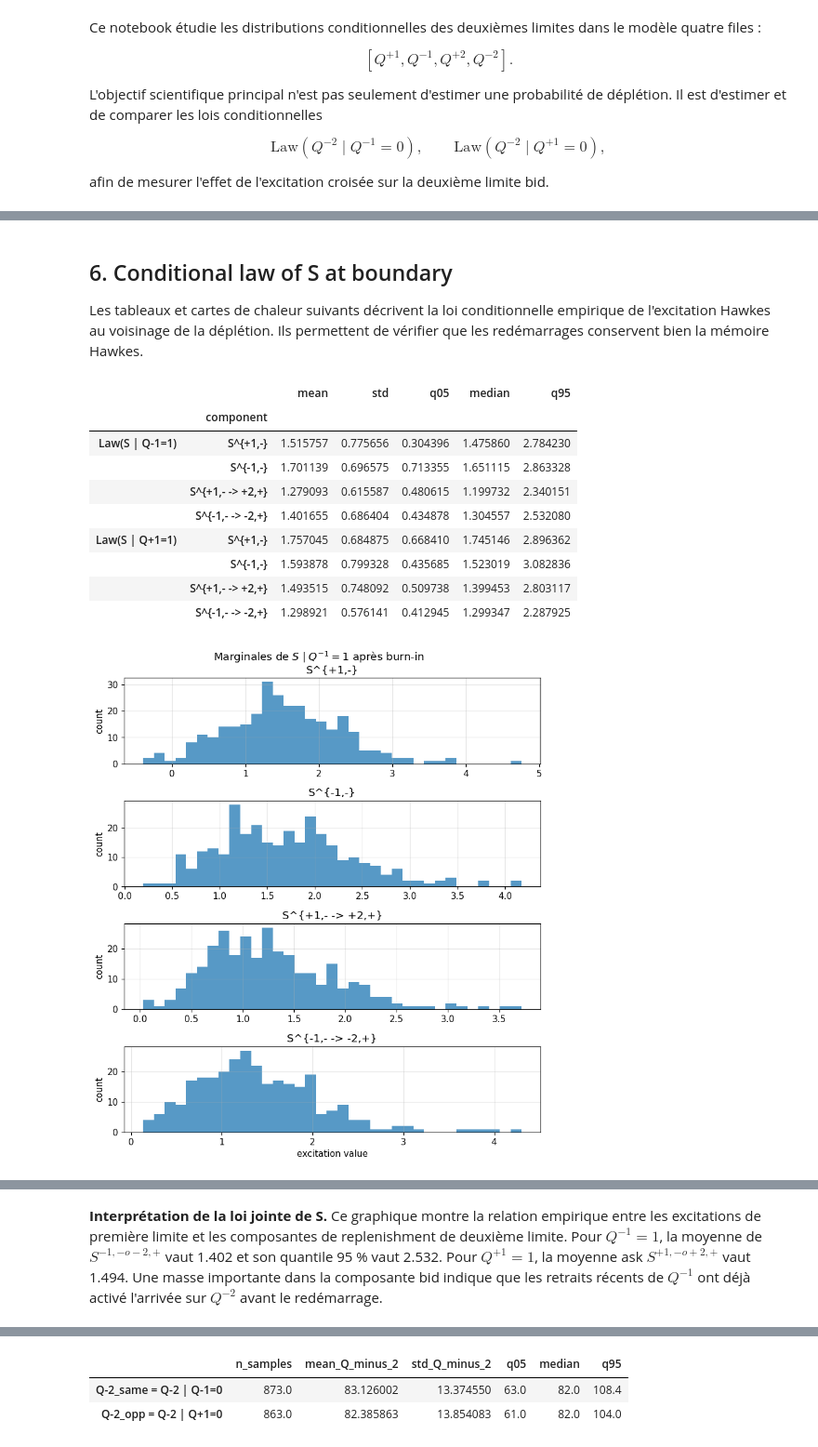
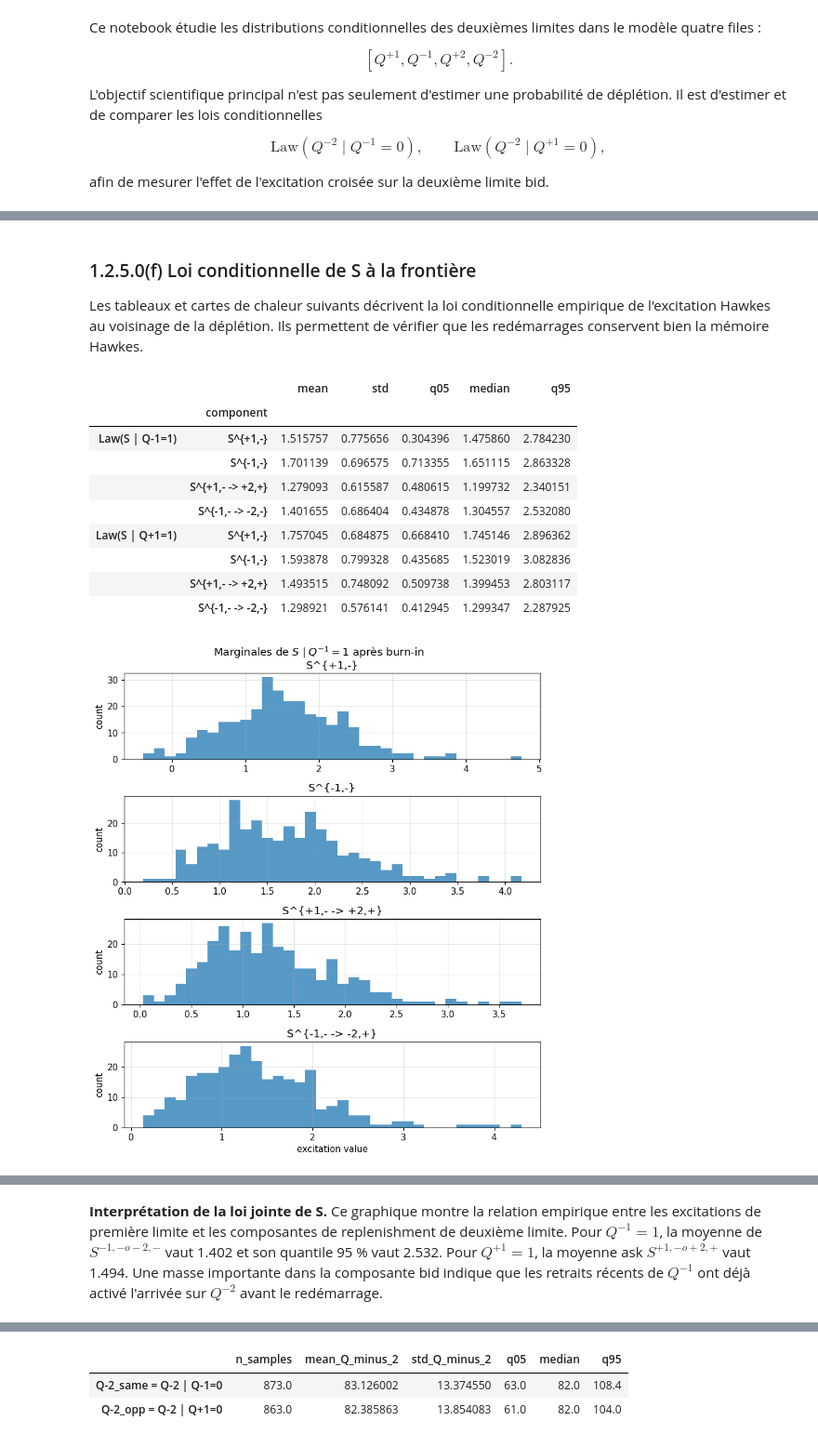
Before and after one commit to ApolloHong/Modal_Order_Book, a Jupyter notebook: nb3_125_deuxieme_limite.ipynb, the cells around one changed output, grey strips where cells are left out. Shown at 93% size. Cells and saved outputs as stored; diff of their text form; code cells hidden in the pictures.

```diff
--- a/nb3_125_deuxieme_limite.ipynb
+++ b/nb3_125_deuxieme_limite.ipynb
@@ -471,7 +476,7 @@ On obtient 300 checkpoints bid et 300 checkpoints ask.
 Le taux d'atteinte frontière vaut respectivement 1.000 et 1.000.
 Ces checkpoints forment l'approximation empirique de $Law(S\mid Q^{-1}=1)$ et $Law(S\mid Q^{+1}=1)$.
 # %% [markdown]
-## 6. Conditional law of S at boundary
+### 1.2.5.0(f) Loi conditionnelle de S à la frontière
 
 Les tableaux et cartes de chaleur suivants décrivent la loi conditionnelle empirique de l'excitation Hawkes au voisinage de la déplétion. Ils permettent de vérifier que les redémarrages conservent bien la mémoire Hawkes.
 # %%
@@ -481,46 +486,46 @@ display(pd.concat({'Law(S | Q-1=1)': S_same_table, 'Law(S | Q+1=1)': S_opp_table
 
 names_same = ref_same['boundary_sample'].metadata['S_component_names']
 fig, _ = plot_conditional_S_marginals(ref_same['boundary_sample'].S_samples, names_same, bins=35)
 fig.suptitle(r'Marginales de $S\mid Q^{-1}=1$ après burn-in', y=1.01)
 plt.show()
 
 fig, _ = plot_conditional_S_pairwise(
     ref_same['boundary_sample'].S_samples,
     names_same,
     pairs=[(1, 3), (2, 3), (0, 1)],
     bins=35,
 )
 fig.suptitle(r'Carte jointe des composantes $S\mid Q^{-1}=1$', y=1.01)
 plt.show()
 
-bid_cross_mean = S_same_table.loc['S^{-1,- -> -2,+}', 'mean']
-bid_cross_q95 = S_same_table.loc['S^{-1,- -> -2,+}', 'q95']
+bid_cross_mean = S_same_table.loc['S^{-1,- -> -2,-}', 'mean']
+bid_cross_q95 = S_same_table.loc['S^{-1,- -> -2,-}', 'q95']
 ask_cross_mean = S_opp_table.loc['S^{+1,- -> +2,+}', 'mean']
 
 display_fr(
     f"""
 **Interprétation de la loi jointe de S.** Ce graphique montre la relation empirique entre les excitations de première limite et les composantes de replenishment de deuxième limite.
-Pour $Q^{{-1}}=1$, la moyenne de $S^{{-1,-\to -2,+}}$ vaut {bid_cross_mean:.3f} et son quantile 95 % vaut {bid_cross_q95:.3f}.
+Pour $Q^{{-1}}=1$, la moyenne de $S^{{-1,-\to -2,-}}$ vaut {bid_cross_mean:.3f} et son quantile 95 % vaut {bid_cross_q95:.3f}.
 Pour $Q^{{+1}}=1$, la moyenne ask $S^{{+1,-\to +2,+}}$ vaut {ask_cross_mean:.3f}.
 Une masse importante dans la composante bid indique que les retraits récents de $Q^{{-1}}$ ont déjà activé l'arrivée sur $Q^{{-2}}$ avant le redémarrage.
 """
 )
 # %% [output]
 |  |  | mean | std | q05 | median | q95 |
 |  | component |  |  |  |  |  |
 | Law(S | Q-1=1) | S^{+1,-} | 1.515757 | 0.775656 | 0.304396 | 1.475860 | 2.784230 |
 |  | S^{-1,-} | 1.701139 | 0.696575 | 0.713355 | 1.651115 | 2.863328 |
 |  | S^{+1,- -> +2,+} | 1.279093 | 0.615587 | 0.480615 | 1.199732 | 2.340151 |
-|  | S^{-1,- -> -2,+} | 1.401655 | 0.686404 | 0.434878 | 1.304557 | 2.532080 |
+|  | S^{-1,- -> -2,-} | 1.401655 | 0.686404 | 0.434878 | 1.304557 | 2.532080 |
 | Law(S | Q+1=1) | S^{+1,-} | 1.757045 | 0.684875 | 0.668410 | 1.745146 | 2.896362 |
 |  | S^{-1,-} | 1.593878 | 0.799328 | 0.435685 | 1.523019 | 3.082836 |
 |  | S^{+1,- -> +2,+} | 1.493515 | 0.748092 | 0.509738 | 1.399453 | 2.803117 |
-|  | S^{-1,- -> -2,+} | 1.298921 | 0.576141 | 0.412945 | 1.299347 | 2.287925 |
+|  | S^{-1,- -> -2,-} | 1.298921 | 0.576141 | 0.412945 | 1.299347 | 2.287925 |
 [figure]
 [figure]
 
 **Interprétation de la loi jointe de S.** Ce graphique montre la relation empirique entre les excitations de première limite et les composantes de replenishment de deuxième limite.
-Pour $Q^{-1}=1$, la moyenne de $S^{-1,-	o -2,+}$ vaut 1.402 et son quantile 95 % vaut 2.532.
+Pour $Q^{-1}=1$, la moyenne de $S^{-1,-	o -2,-}$ vaut 1.402 et son quantile 95 % vaut 2.532.
 Pour $Q^{+1}=1$, la moyenne ask $S^{+1,-	o +2,+}$ vaut 1.494.
 Une masse importante dans la composante bid indique que les retraits récents de $Q^{-1}$ ont déjà activé l'arrivée sur $Q^{-2}$ avant le redémarrage.
 # %% [markdown]
```
Also changed, not shown: parts of 34 cells of this notebook, 7 other files.
